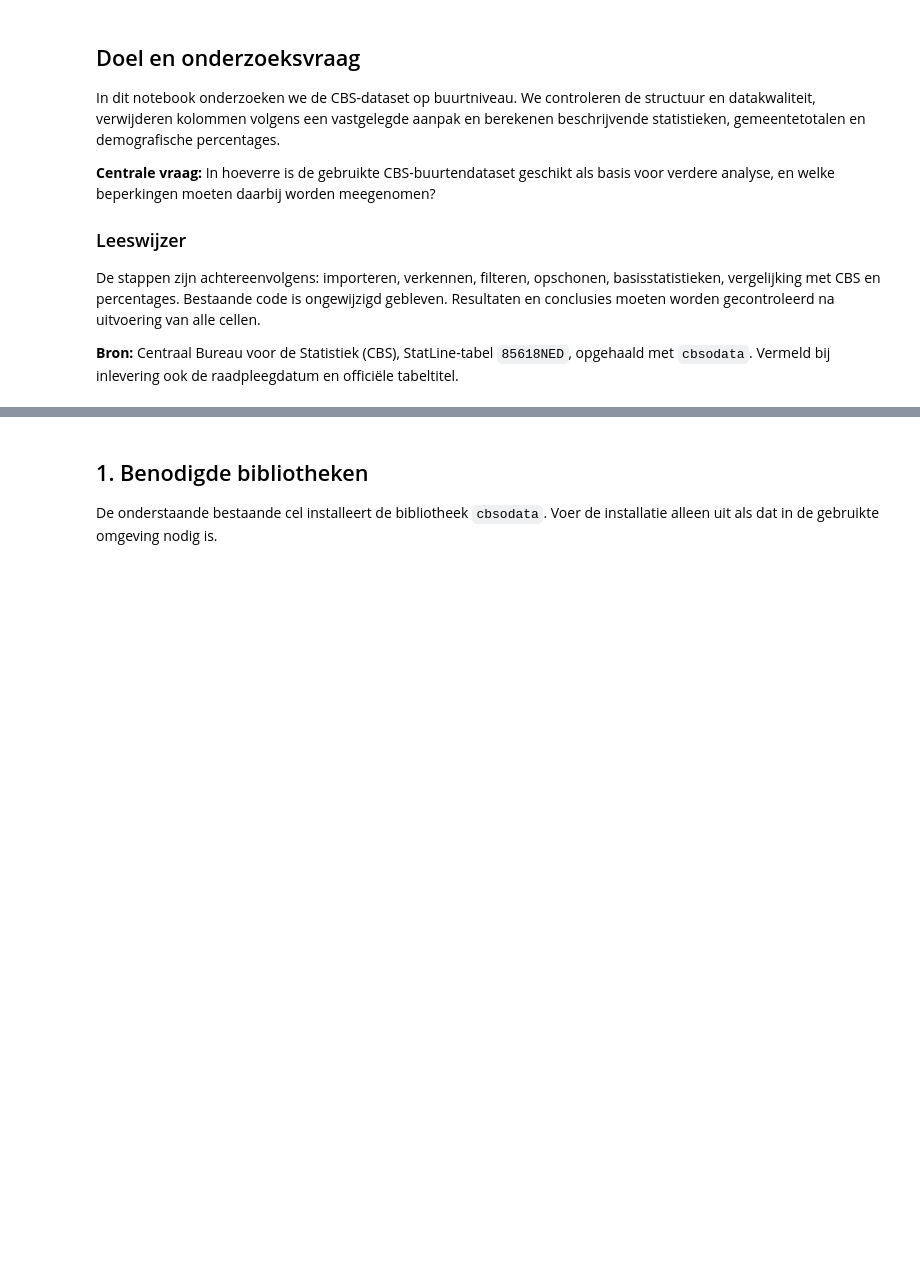
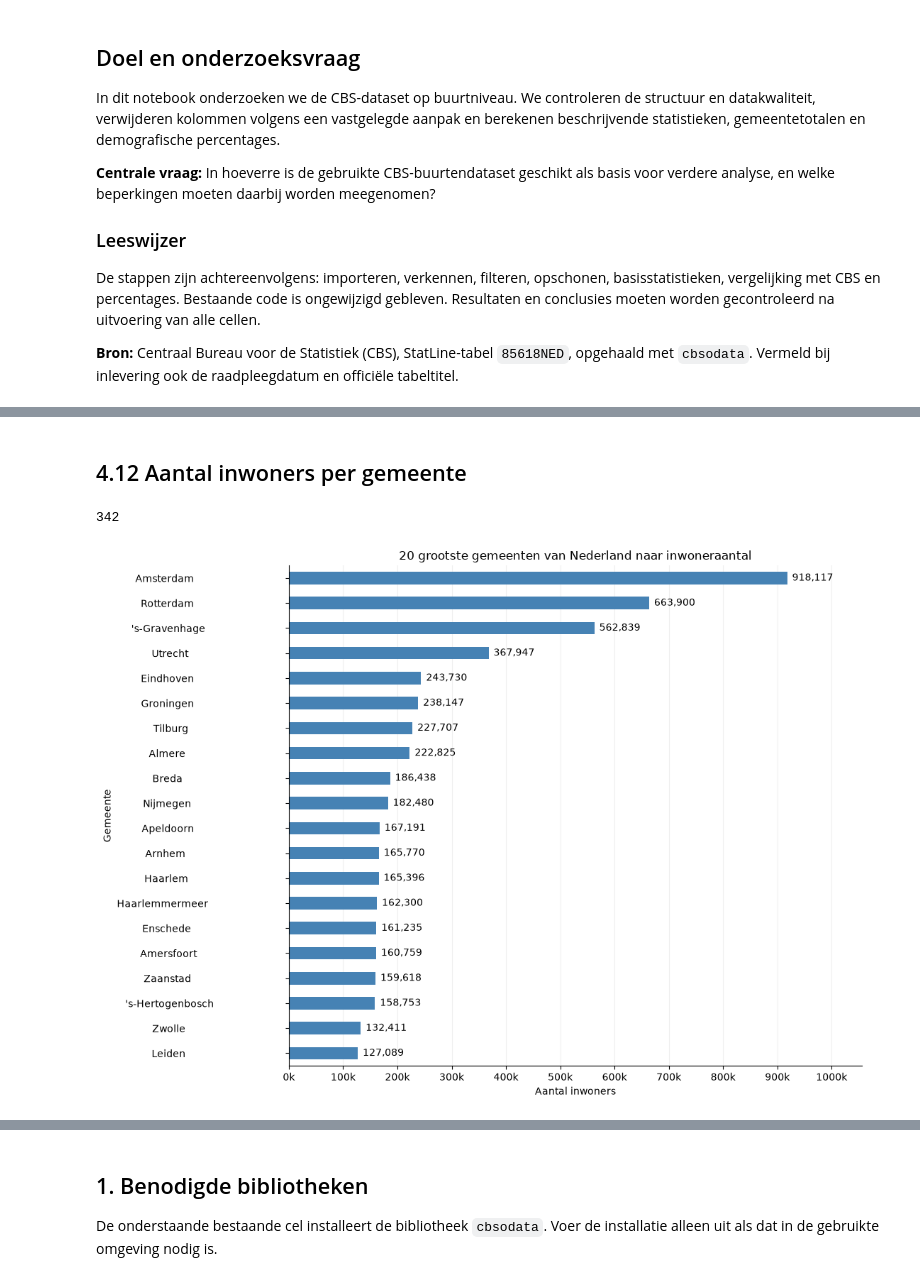
Before and after one commit to Ismael-John/DataLab-Semester-1, a Jupyter notebook: gezamelijke notebook.ipynb, the cells around one changed output, grey strips where cells are left out. Cells and saved outputs as stored; diff of their text form; code cells hidden in the pictures; blank space fills up the shorter version.

```diff
--- a/gezamelijke notebook.ipynb
+++ b/gezamelijke notebook.ipynb
@@ -30,0 +80,17 @@ De stappen zijn achtereenvolgens: importeren, verkennen, filteren, opschonen, ba
+# %%
+import cbsodata
+import pandas as pd
+
+# Gebruik een CBS-tabelcode (bijv. '83765ned' voor bevolkingsdata)
+tabelcode = '85618NED'
+
+# Haal de data direct op
+data = cbsodata.get_data(tabelcode)
+# Laad de data in een DataFrame
+df = pd.DataFrame(data)
+
+# Toon de eerste 5 rijen
+
+buurten = df[df['SoortRegio_2'] == 'Buurt     ']
+# door te filteren op de buurten, kunnen we de data beter analyseren en visualiseren, omdat buurten vaak specifieke kenmerken hebben die relevant zijn voor energiebedrijven om de energiebehoefte en -consumptie in kaart te brengen. Door te focussen op buurten kunnen we gerichte inzichten verkrijgen die kunnen helpen bij het optimaliseren van energievoorziening en -beleid.
+df.shape
@@ -30,0 +878,51 @@ De stappen zijn achtereenvolgens: importeren, verkennen, filteren, opschonen, ba
+# %% [markdown]
+## 4.12 Aantal inwoners per gemeente
+# %%
+import matplotlib.pyplot as plt
+gemeenten = df[df['SoortRegio_2'].str.strip() == 'Gemeente']
+
+df3 = gemeenten.groupby('Gemeentenaam_1')['AantalInwoners_5'].first()
+
+print(df3.count())
+
+import matplotlib.ticker as ticker
+
+top20 = df3.nlargest(20).sort_values()
+
+ax = top20.plot(
+    kind='barh',
+    figsize=(11, 8),
+    color='steelblue'
+)
+
+# Getallen achter de staven
+ax.bar_label(ax.containers[0], padding=5, fmt='{:,}')
+
+# X-as in duizendtallen
+ax.xaxis.set_major_locator(ticker.MultipleLocator(100000))
+ax.xaxis.set_major_formatter(
+    ticker.FuncFormatter(lambda x, pos: f'{x/1000:.0f}k')
+)
+
+# Bovenste en rechter rand verwijderen
+ax.spines['top'].set_visible(False)
+ax.spines['right'].set_visible(False)
+
+# Rasterlijnen
+ax.grid(axis='x', alpha=0.2)
+ax.set_axisbelow(True)
+
+plt.title('20 grootste gemeenten van Nederland naar inwoneraantal')
+plt.xlabel('Aantal inwoners')
+plt.ylabel('Gemeente')
+plt.xlim(0, top20.max() * 1.15)
+
+plt.tight_layout()
+plt.show()
+
+#Uit de grafiek blijkt dat er grote verschillen zijn tussen het aantal inwoners per gemeente. Dit zijn de 20 grootste gemeenten, en Leiden (de onderste) heeft nog steeds bijna 800k minder inwoners dan Amsterdam (de grootste).
+#Dit geeft aan dat de behoefte voor energie enorm kan verschillen per gemeente. Rotterdam bijvoorbeeld zou ook een grotere behoefte hebben dan bijvoorbeeld Zaandam.
+#Hiernaast moet er rekening gehouden worden met andere factoren, zoals de type woningen.
+# %% [output]
+342
+[figure, added]
```
Also changed, not shown: parts of 62 cells of this notebook.
